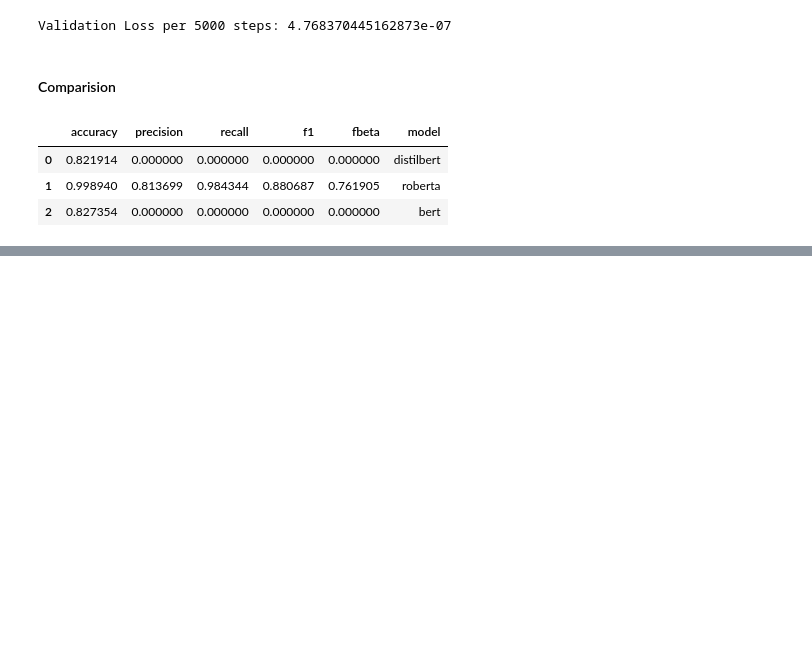
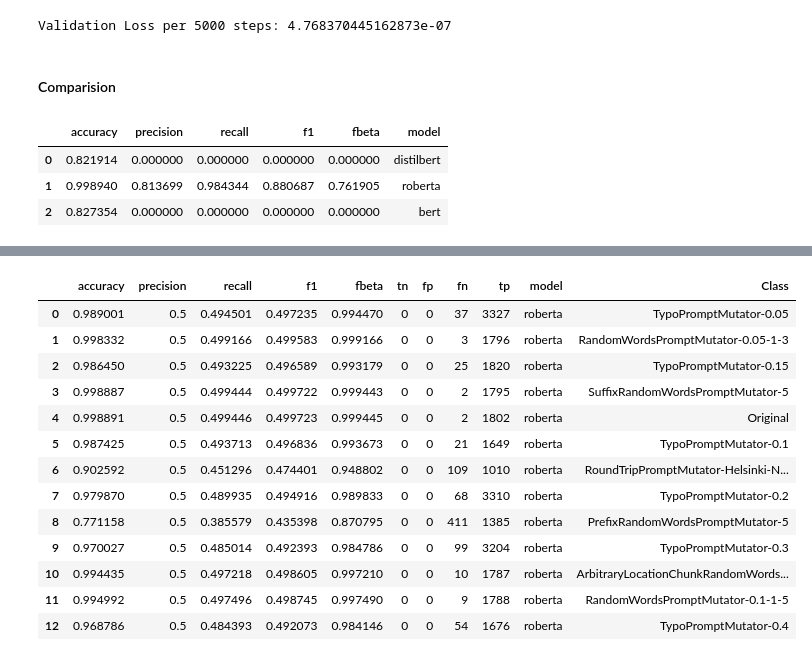
Before and after one commit to ariel-zilber/prompt-security, a Jupyter notebook: notebooks/8_nlp_modern_classifier.ipynb, the cells around one changed output, grey strips where cells are left out. Drawn from its saved outputs; the diff is of its cells as text; code cells hidden in the pictures; blank space fills up the shorter version.

```diff
--- a/notebooks/8_nlp_modern_classifier.ipynb
+++ b/notebooks/8_nlp_modern_classifier.ipynb
@@ -871,0 +903,10 @@ pd.DataFrame(transformers_results_dict)
+# %%
+for group_label in list(set(df_variations_ds['Group'])):
+  display(group_label)
+  df_variations_ds_group=df_variations_ds[df_variations_ds["Group"]==group_label].reset_index(drop=True)
+  variants_ds = SentimentData(df_variations_ds_group[["MutatedPrompt","Label"]].rename(columns={'MutatedPrompt':'Text'}), tokenizer, MAX_LEN)
+  test_params = {'batch_size': VALID_BATCH_SIZE_ROBERTA,'shuffle': True,'num_workers': 0}
+  variants_loader = DataLoader(variants_ds, **test_params)
+  res=evaluate_roberta(model, variants_loader)
+  res['Class']=group_label
+  transformers_results_dict.append(res)
@@ -871,0 +932,15 @@ pd.DataFrame(transformers_results_dict)
+# %%
+transformers_results_dict_full=[]
+# %%
+# load model weights or train
+weights_path = f'{ROBERTA_WEIGHTS_ALL_PATH}/pytorch_roberta.bin'
+if os.path.exists(weights_path):
+  model_full_balanced = torch.load(f'{ROBERTA_WEIGHTS_ALL_PATH}/pytorch_roberta.bin')
+else:
+  model_full_balanced = RobertaClass()
+  model_full_balanced.to(DEVICE_ROBERTA)
+  optimizer = torch.optim.Adam(params =  model_full_balanced.parameters(), lr=LEARNING_RATE_ROBERTA)
+
+  #
+  for epoch in range(EPOCHS_ROBERTA):
+    train_roberta(model_full_balanced,epoch,balanced_full_ds_loader,f"{ROBERTA_WEIGHTS_ALL_PATH}")
@@ -871,0 +951,10 @@ pd.DataFrame(transformers_results_dict)
+# %%
+for group_label in list(set(df_variations_ds['Group'])):
+  display(group_label)
+  df_variations_ds_group=df_variations_ds[df_variations_ds["Group"]==group_label].reset_index(drop=True)
+  variants_ds = SentimentData(df_variations_ds_group[["MutatedPrompt","Label"]].rename(columns={'MutatedPrompt':'Text'}), tokenizer, MAX_LEN)
+  test_params = {'batch_size': VALID_BATCH_SIZE_ROBERTA,'shuffle': True,'num_workers': 0}
+  variants_loader = DataLoader(variants_ds, **test_params)
+  res=evaluate_roberta(model_full_balanced, variants_loader)
+  res['Class']=group_label
+  transformers_results_dict_full.append(res)
@@ -871,0 +975,17 @@ pd.DataFrame(transformers_results_dict)
+# %%
+pd.DataFrame(transformers_results_dict_full)
+# %% [output]
+|  | accuracy | precision | recall | f1 | fbeta | tn | fp | fn | tp | model | Class |
+| 0 | 0.989001 | 0.5 | 0.494501 | 0.497235 | 0.994470 | 0 | 0 | 37 | 3327 | roberta | TypoPromptMutator-0.05 |
+| 1 | 0.998332 | 0.5 | 0.499166 | 0.499583 | 0.999166 | 0 | 0 | 3 | 1796 | roberta | RandomWordsPromptMutator-0.05-1-3 |
+| 2 | 0.986450 | 0.5 | 0.493225 | 0.496589 | 0.993179 | 0 | 0 | 25 | 1820 | roberta | TypoPromptMutator-0.15 |
+| 3 | 0.998887 | 0.5 | 0.499444 | 0.499722 | 0.999443 | 0 | 0 | 2 | 1795 | roberta | SuffixRandomWordsPromptMutator-5 |
+| 4 | 0.998891 | 0.5 | 0.499446 | 0.499723 | 0.999445 | 0 | 0 | 2 | 1802 | roberta | Original |
+| 5 | 0.987425 | 0.5 | 0.493713 | 0.496836 | 0.993673 | 0 | 0 | 21 | 1649 | roberta | TypoPromptMutator-0.1 |
+| 6 | 0.902592 | 0.5 | 0.451296 | 0.474401 | 0.948802 | 0 | 0 | 109 | 1010 | roberta | RoundTripPromptMutator-Helsinki-N... |
+| 7 | 0.979870 | 0.5 | 0.489935 | 0.494916 | 0.989833 | 0 | 0 | 68 | 3310 | roberta | TypoPromptMutator-0.2 |
+| 8 | 0.771158 | 0.5 | 0.385579 | 0.435398 | 0.870795 | 0 | 0 | 411 | 1385 | roberta | PrefixRandomWordsPromptMutator-5 |
+| 9 | 0.970027 | 0.5 | 0.485014 | 0.492393 | 0.984786 | 0 | 0 | 99 | 3204 | roberta | TypoPromptMutator-0.3 |
+| 10 | 0.994435 | 0.5 | 0.497218 | 0.498605 | 0.997210 | 0 | 0 | 10 | 1787 | roberta | ArbitraryLocationChunkRandomWords... |
+| 11 | 0.994992 | 0.5 | 0.497496 | 0.498745 | 0.997490 | 0 | 0 | 9 | 1788 | roberta | RandomWordsPromptMutator-0.1-1-5 |
+| 12 | 0.968786 | 0.5 | 0.484393 | 0.492073 | 0.984146 | 0 | 0 | 54 | 1676 | roberta | TypoPromptMutator-0.4 |
```
Also changed, not shown: parts of 12 cells of this notebook, 3 other files.
